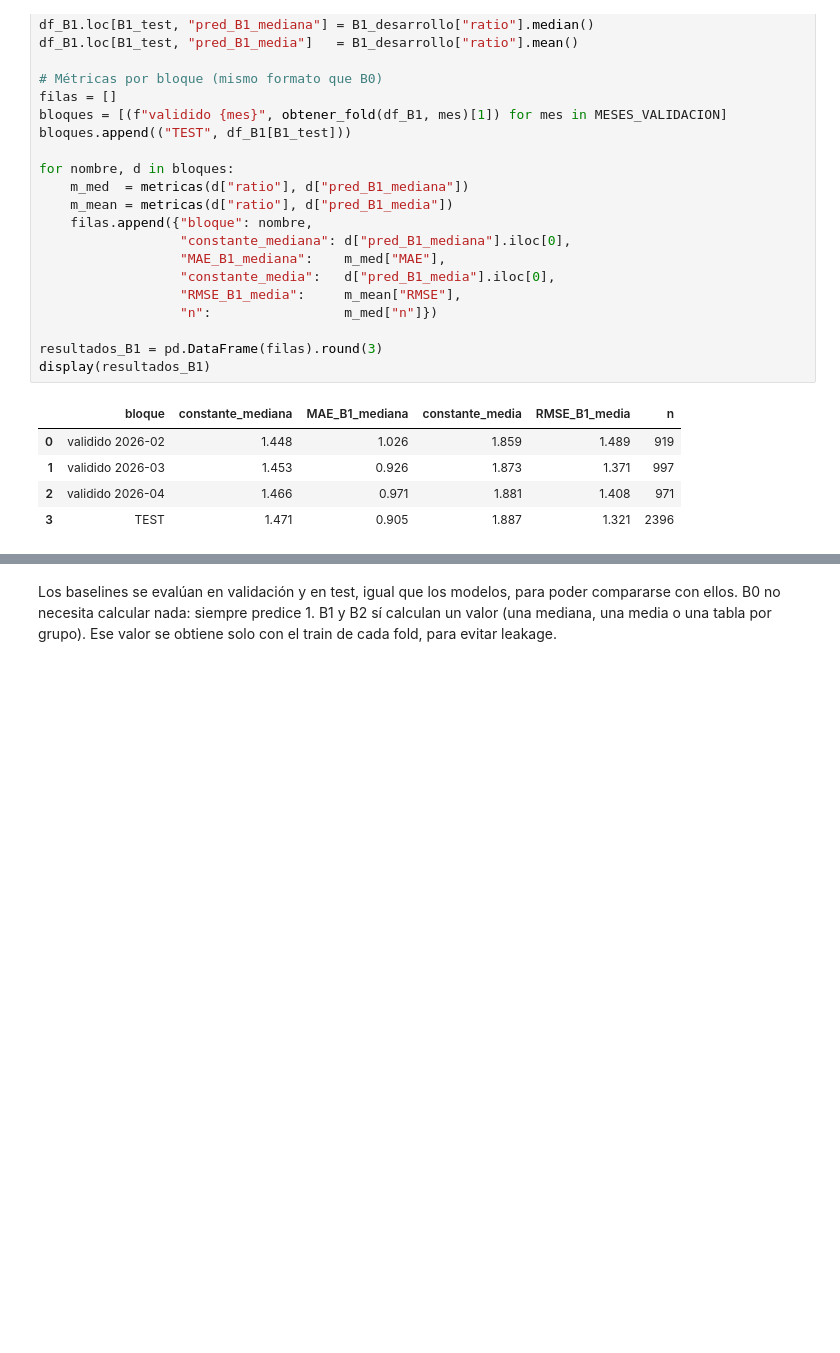
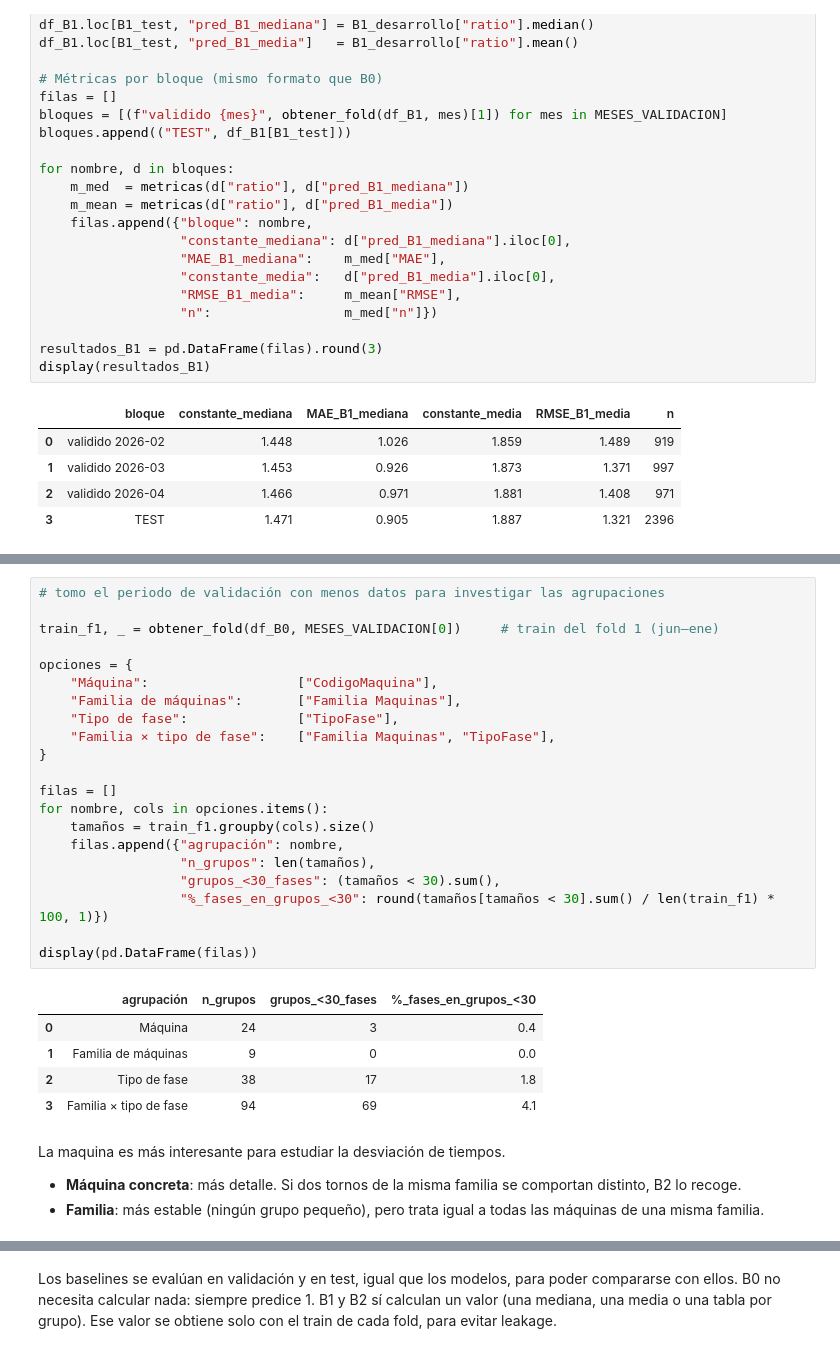
Before and after one commit to muntrans/TFM, a Jupyter notebook: 10.Modelado/10.1_Baselines.ipynb, the cells around one changed output, grey strips where cells are left out. Saved outputs shown, nothing was run; the diff lists cells and outputs as text; blank space fills up the shorter version.

```diff
--- a/10.Modelado/10.1_Baselines.ipynb
+++ b/10.Modelado/10.1_Baselines.ipynb
@@ -224,0 +256,32 @@ RMSE_B1_media: El RMSE que se obtiene al predecir esa constante.
+# %%
+# tomo el periodo de validación con menos datos para investigar las agrupaciones
+
+train_f1, _ = obtener_fold(df_B0, MESES_VALIDACION[0])     # train del fold 1 (jun–ene)
+
+opciones = {
+    "Máquina":                   ["CodigoMaquina"],
+    "Familia de máquinas":       ["Familia Maquinas"],
+    "Tipo de fase":              ["TipoFase"],
+    "Familia × tipo de fase":    ["Familia Maquinas", "TipoFase"],
+}
+
+filas = []
+for nombre, cols in opciones.items():
+    tamaños = train_f1.groupby(cols).size()
+    filas.append({"agrupación": nombre,
+                  "n_grupos": len(tamaños),
+                  "grupos_<30_fases": (tamaños < 30).sum(),
+                  "%_fases_en_grupos_<30": round(tamaños[tamaños < 30].sum() / len(train_f1) * 100, 1)})
+
+display(pd.DataFrame(filas))
+# %% [output]
+|  | agrupación | n_grupos | grupos_<30_fases | %_fases_en_grupos_<30 |
+| 0 | Máquina | 24 | 3 | 0.4 |
+| 1 | Familia de máquinas | 9 | 0 | 0.0 |
+| 2 | Tipo de fase | 38 | 17 | 1.8 |
+| 3 | Familia × tipo de fase | 94 | 69 | 4.1 |
+# %% [markdown]
+La maquina es más interesante para estudiar la desviación de tiempos.
+
+- **Máquina concreta**: más detalle. Si dos tornos de la misma familia se comportan distinto, B2 lo recoge.
+- **Familia**: más estable (ningún grupo pequeño), pero trata igual a todas las máquinas de una misma familia.
```
Also changed, not shown: parts of 13 cells of this notebook, 3 other files.
